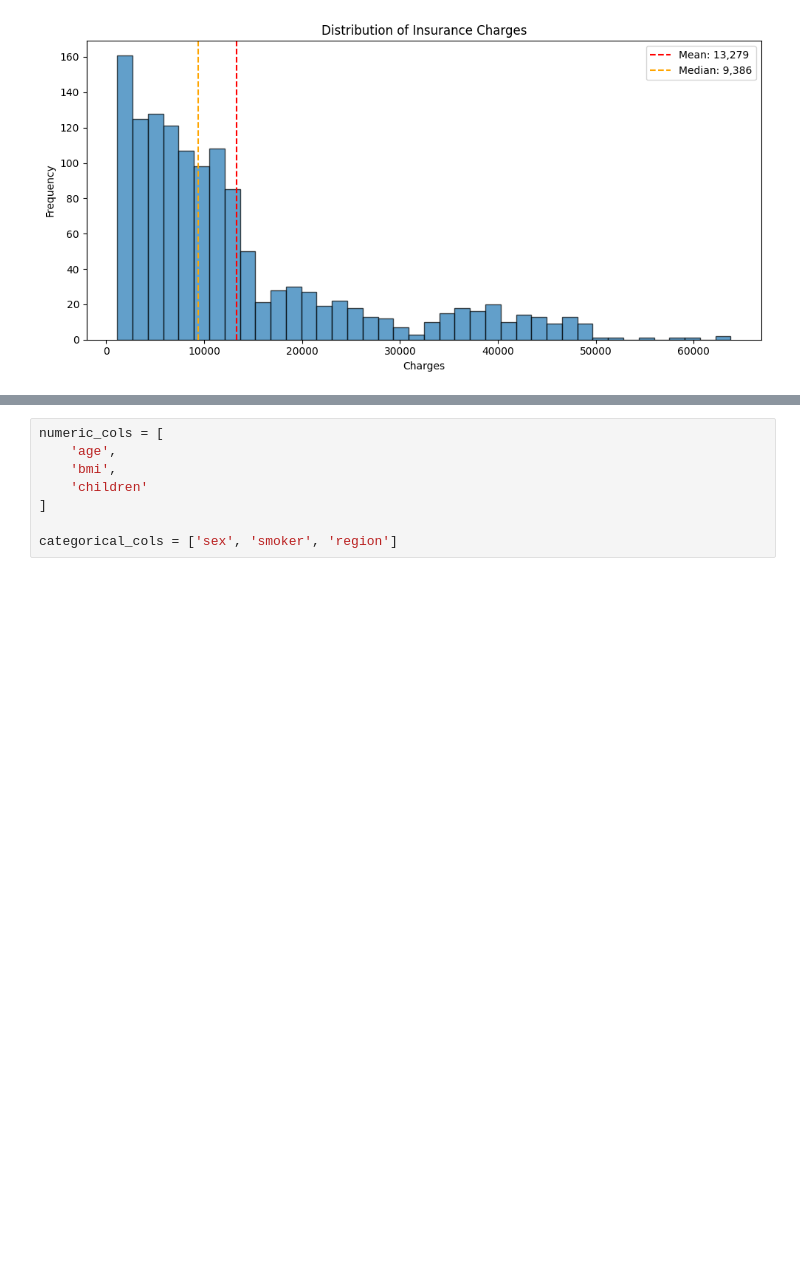
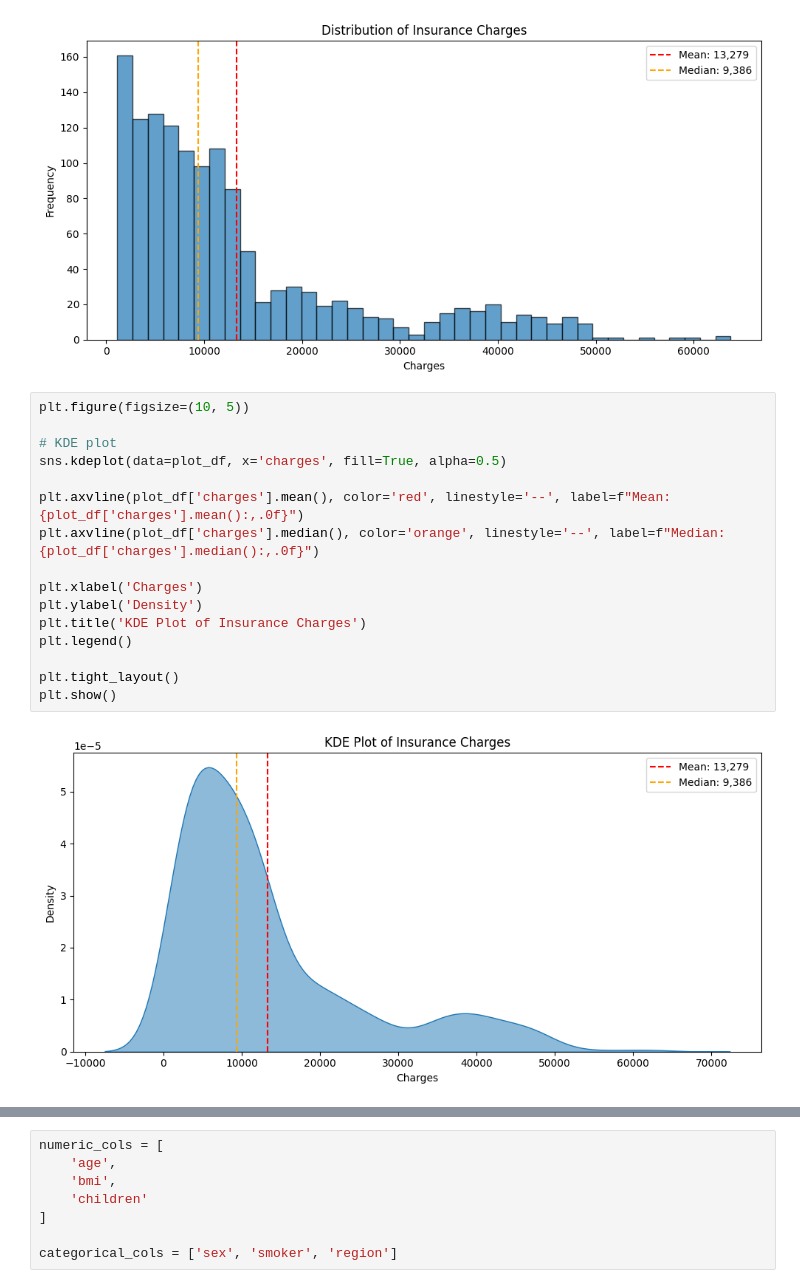
Before and after one commit to ameliacitradewi/Insurance-Cost-Prediction, a Jupyter notebook: code.ipynb, the cells around one changed output, grey strips where cells are left out. Saved outputs shown, nothing was run; the diff lists cells and outputs as text; blank space fills up the shorter version.

```diff
--- a/code.ipynb
+++ b/code.ipynb
@@ -385,3 +385,21 @@ plt.tight_layout()
 plt.show()
 # %% [output]
 [figure]
+# %%
+plt.figure(figsize=(10, 5))
+
+# KDE plot
+sns.kdeplot(data=plot_df, x='charges', fill=True, alpha=0.5)
+
+plt.axvline(plot_df['charges'].mean(), color='red', linestyle='--', label=f"Mean: {plot_df['charges'].mean():,.0f}")
+plt.axvline(plot_df['charges'].median(), color='orange', linestyle='--', label=f"Median: {plot_df['charges'].median():,.0f}")
+
+plt.xlabel('Charges')
+plt.ylabel('Density')
+plt.title('KDE Plot of Insurance Charges')
+plt.legend()
+
+plt.tight_layout()
+plt.show()
+# %% [output]
+[figure, added]
```
Also changed, not shown: parts of 2 cells of this notebook.
